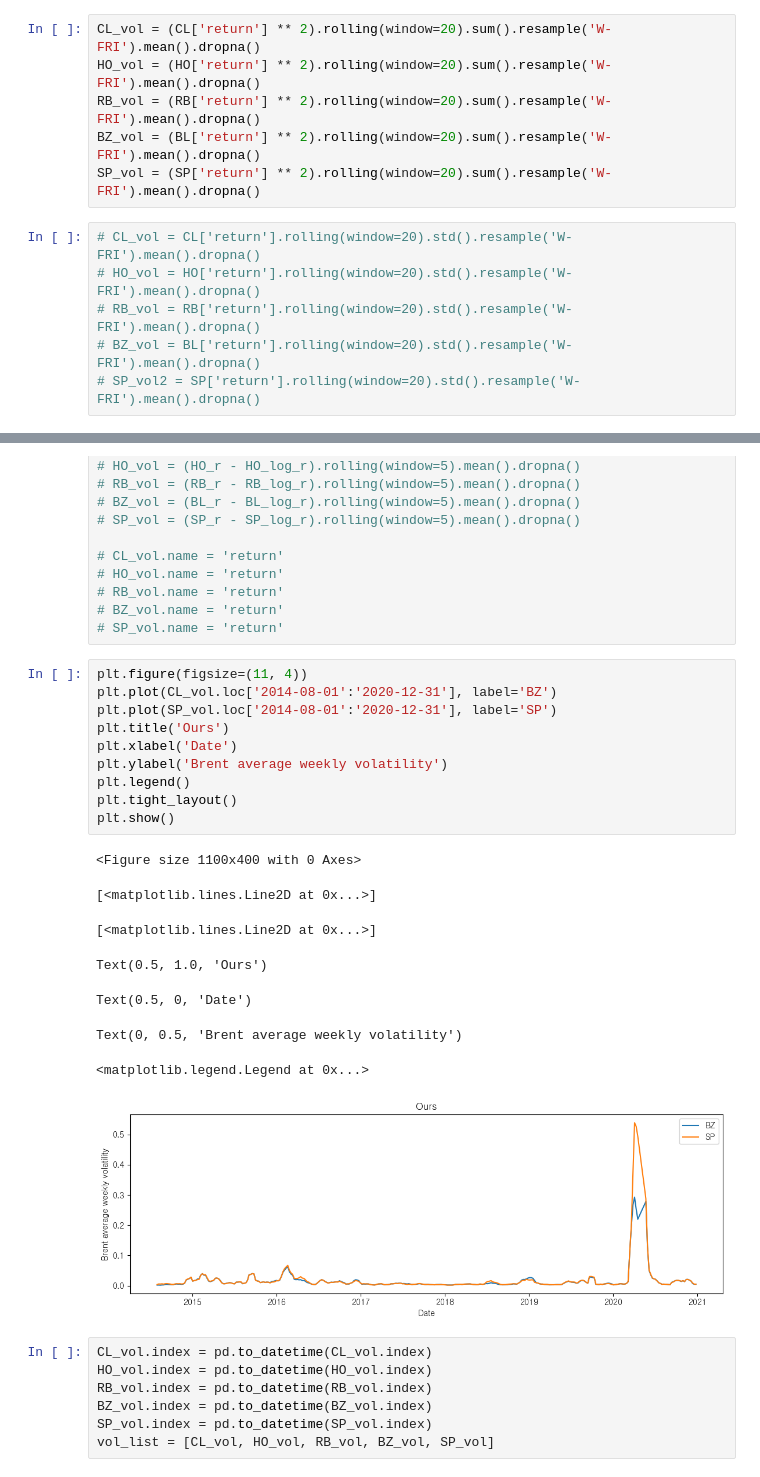
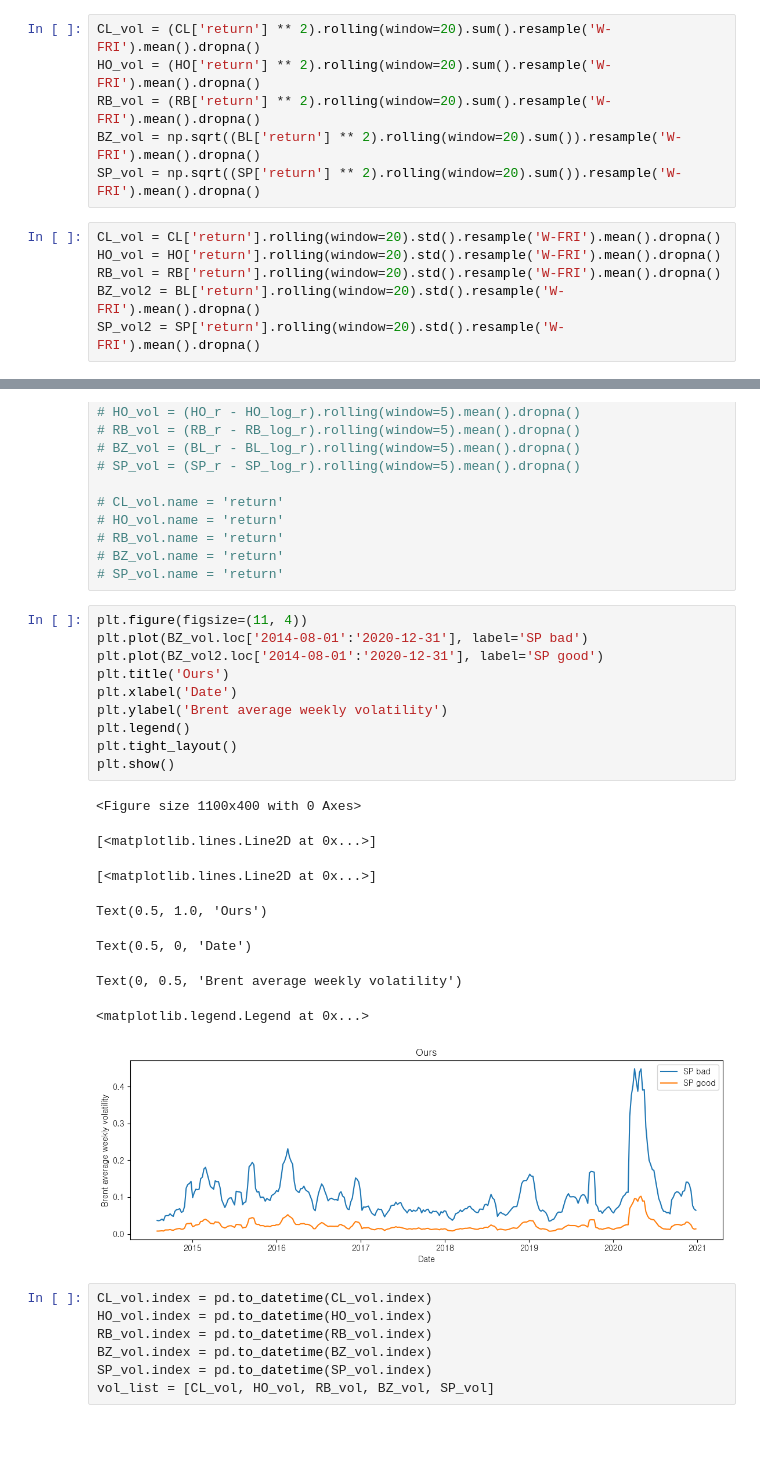
Before and after one commit to kimjuhwan1234/Volatility_Forecasting, a Jupyter notebook: preprocessing.ipynb, the cells around one changed output, grey strips where cells are left out. Saved outputs shown, nothing was run; the diff lists cells and outputs as text; blank space fills up the shorter version.

```diff
--- a/preprocessing.ipynb
+++ b/preprocessing.ipynb
@@ -85,14 +85,14 @@ SP['return'] = SP['price'].pct_change().apply(lambda x: np.log(1 + x))
 CL_vol = (CL['return'] ** 2).rolling(window=20).sum().resample('W-FRI').mean().dropna()
 HO_vol = (HO['return'] ** 2).rolling(window=20).sum().resample('W-FRI').mean().dropna()
 RB_vol = (RB['return'] ** 2).rolling(window=20).sum().resample('W-FRI').mean().dropna()
-BZ_vol = (BL['return'] ** 2).rolling(window=20).sum().resample('W-FRI').mean().dropna()
-SP_vol = (SP['return'] ** 2).rolling(window=20).sum().resample('W-FRI').mean().dropna()
+BZ_vol = np.sqrt((BL['return'] ** 2).rolling(window=20).sum()).resample('W-FRI').mean().dropna()
+SP_vol = np.sqrt((SP['return'] ** 2).rolling(window=20).sum()).resample('W-FRI').mean().dropna()
 # %%
-# CL_vol = CL['return'].rolling(window=20).std().resample('W-FRI').mean().dropna()
-# HO_vol = HO['return'].rolling(window=20).std().resample('W-FRI').mean().dropna()
-# RB_vol = RB['return'].rolling(window=20).std().resample('W-FRI').mean().dropna()
-# BZ_vol = BL['return'].rolling(window=20).std().resample('W-FRI').mean().dropna()
-# SP_vol2 = SP['return'].rolling(window=20).std().resample('W-FRI').mean().dropna()
+CL_vol = CL['return'].rolling(window=20).std().resample('W-FRI').mean().dropna()
+HO_vol = HO['return'].rolling(window=20).std().resample('W-FRI').mean().dropna()
+RB_vol = RB['return'].rolling(window=20).std().resample('W-FRI').mean().dropna()
+BZ_vol2 = BL['return'].rolling(window=20).std().resample('W-FRI').mean().dropna()
+SP_vol2 = SP['return'].rolling(window=20).std().resample('W-FRI').mean().dropna()
 # %% [markdown]
 # 2. Var(X)=E(X^2)
 # %%
@@ -130,23 +130,23 @@ SP_vol = (SP['return'] ** 2).rolling(window=20).sum().resample('W-FRI').mean().d
 # SP_vol.name = 'return'
 # %%
 plt.figure(figsize=(11, 4))
-plt.plot(CL_vol.loc['2014-08-01':'2020-12-31'], label='BZ')
-plt.plot(SP_vol.loc['2014-08-01':'2020-12-31'], label='SP')
+plt.plot(BZ_vol.loc['2014-08-01':'2020-12-31'], label='SP bad')
+plt.plot(BZ_vol2.loc['2014-08-01':'2020-12-31'], label='SP good')
 plt.title('Ours')
 plt.xlabel('Date')
 plt.ylabel('Brent average weekly volatility')
 plt.legend()
 plt.tight_layout()
 plt.show()
 # %% [output]
 <Figure size 1100x400 with 0 Axes>
 [<matplotlib.lines.Line2D at 0x...>]
 [<matplotlib.lines.Line2D at 0x...>]
 Text(0.5, 1.0, 'Ours')
 Text(0.5, 0, 'Date')
 Text(0, 0.5, 'Brent average weekly volatility')
 <matplotlib.legend.Legend at 0x...>
-[figure, old version]
+[figure, new version]
 # %%
 CL_vol.index = pd.to_datetime(CL_vol.index)
 HO_vol.index = pd.to_datetime(HO_vol.index)
```
Also changed, not shown: parts of 3 cells of this notebook, 13 other files.
